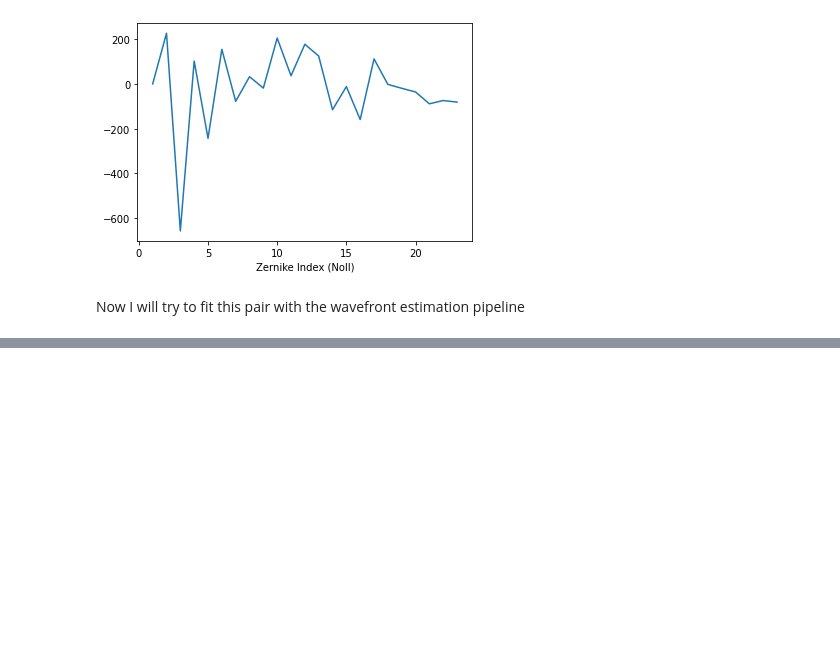
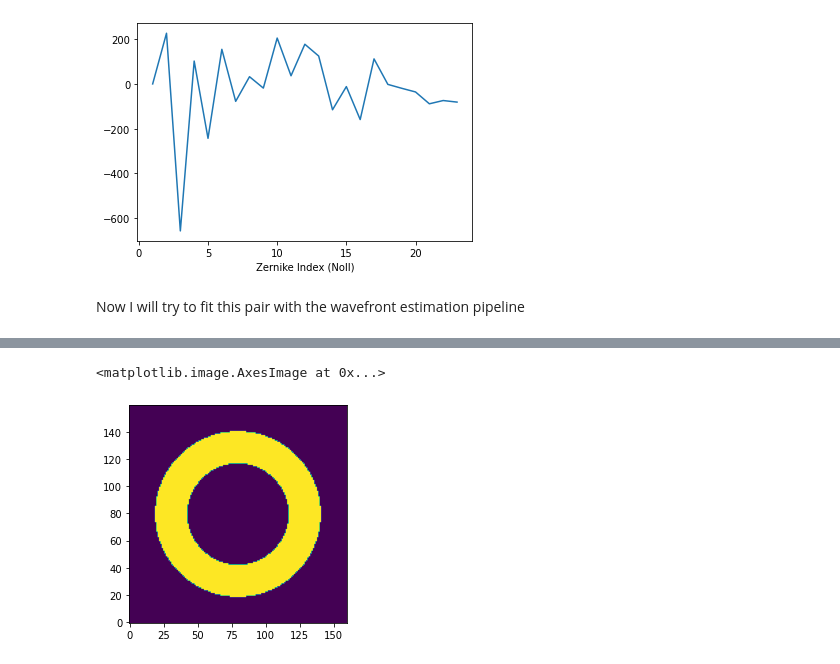
Before and after one commit to jfcrenshaw/donut-sims, a Jupyter notebook: notebooks/one_intra_and_extra.ipynb, the cells around one changed output, grey strips where cells are left out. Drawn from its saved outputs; the diff is of its cells as text; code cells hidden in the pictures; blank space fills up the shorter version.

```diff
--- a/notebooks/one_intra_and_extra.ipynb
+++ b/notebooks/one_intra_and_extra.ipynb
@@ -247,0 +249,5 @@ plt.show()
+# %%
+plt.imshow(intra_stamp.mask_p.getArray(), origin="lower")
+# %% [output]
+<matplotlib.image.AxesImage at 0x...>
+[figure, added]
```
Also changed, not shown: parts of 11 cells of this notebook.
